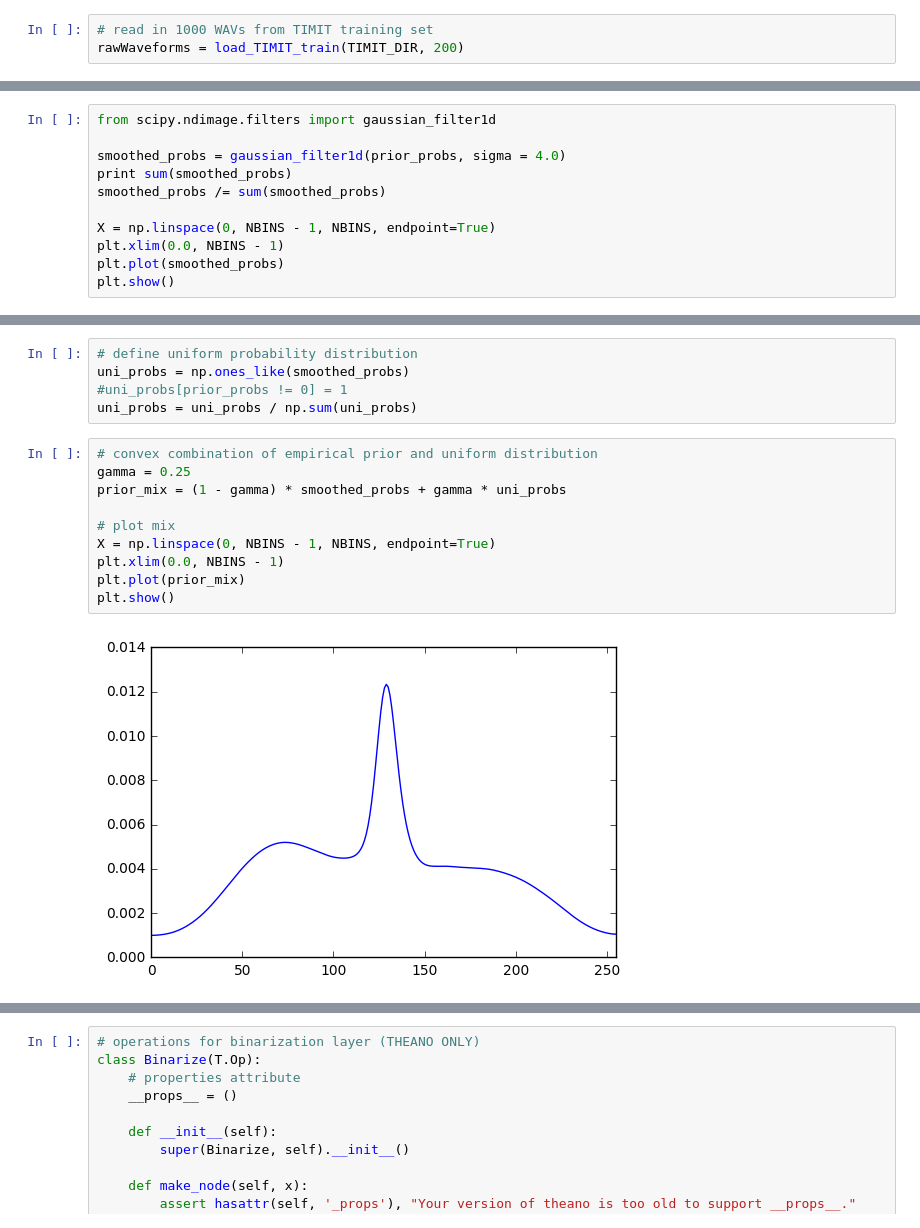
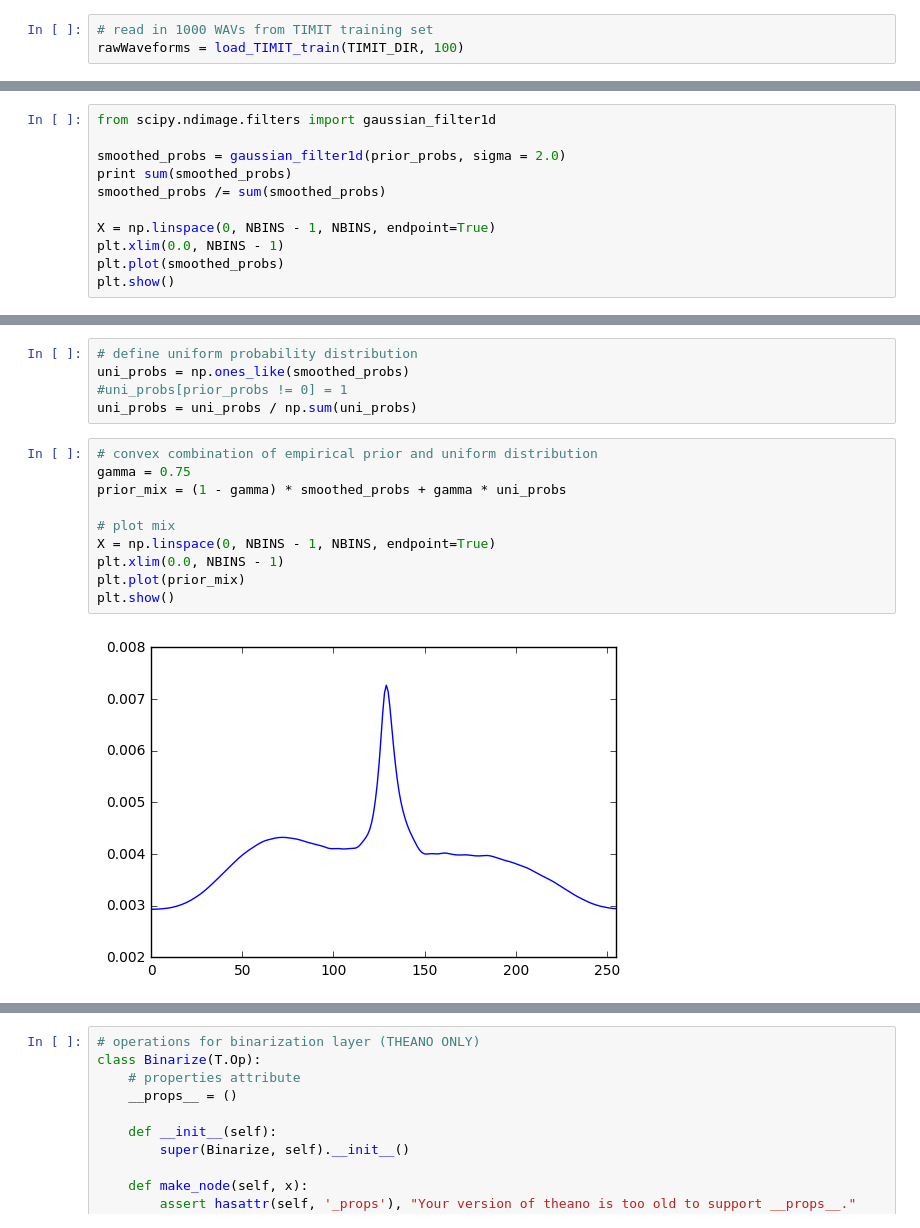
Before and after one commit to sri-kankanahalli/autoencoder-speech-compression, a Jupyter notebook: Classification Autoencoder.ipynb, the cells around one changed output, grey strips where cells are left out. Saved outputs shown, nothing was run; the diff lists cells and outputs as text.

```diff
--- a/Classification Autoencoder.ipynb
+++ b/Classification Autoencoder.ipynb
@@ -68,6 +68,6 @@ from windowingFunctions import *
 from utility import *
 # %%
 # read in 1000 WAVs from TIMIT training set
-rawWaveforms = load_TIMIT_train(TIMIT_DIR, 200)
+rawWaveforms = load_TIMIT_train(TIMIT_DIR, 100)
 # %% [output]
 Reading in .wav files...
@@ -230,7 +230,7 @@ plt.show()
 # %%
 from scipy.ndimage.filters import gaussian_filter1d
 
-smoothed_probs = gaussian_filter1d(prior_probs, sigma = 4.0)
+smoothed_probs = gaussian_filter1d(prior_probs, sigma = 2.0)
 print sum(smoothed_probs)
 smoothed_probs /= sum(smoothed_probs)
 
@@ -248,16 +248,16 @@ uni_probs = np.ones_like(smoothed_probs)
 uni_probs = uni_probs / np.sum(uni_probs)
 # %%
 # convex combination of empirical prior and uniform distribution
-gamma = 0.25
+gamma = 0.75
 prior_mix = (1 - gamma) * smoothed_probs + gamma * uni_probs
 
 # plot mix
 X = np.linspace(0, NBINS - 1, NBINS, endpoint=True)
 plt.xlim(0.0, NBINS - 1)
 plt.plot(prior_mix)
 plt.show()
 # %% [output]
-[figure, old version]
+[figure, new version]
 # %%
 # generate prior factors through reciprocal, normalizing s.t. E(p) = 1
 prior_factors = np.array(prior_mix ** -1)
```
Also changed, not shown: parts of 13 cells of this notebook, 1 other file.
